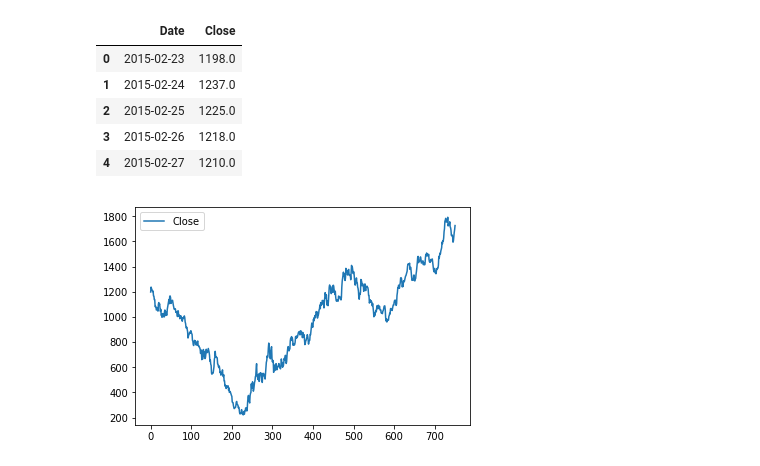
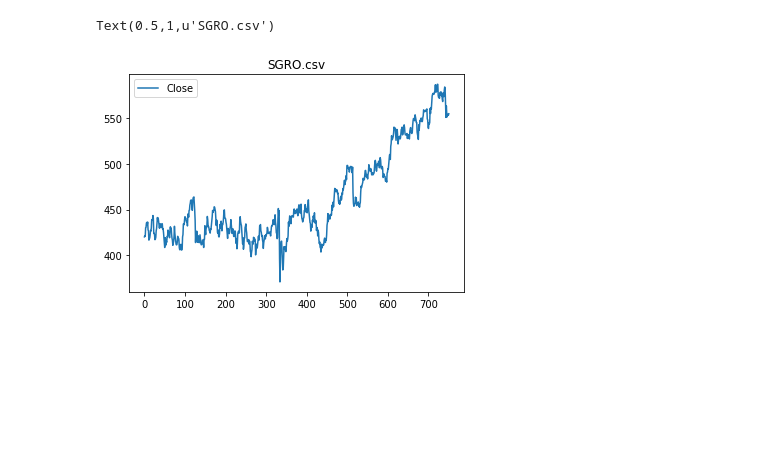
Before and after one commit to reubenng/compfinance, a Jupyter notebook: ftse3portfolio.ipynb, the cells around one changed output. Drawn from its saved outputs; the diff is of its cells as text; code cells hidden in the pictures; blank space fills up the shorter version.

```diff
--- a/ftse3portfolio.ipynb
+++ b/ftse3portfolio.ipynb
@@ -9,8 +9,12 @@ import os, random
 
 assets = [] # 3 random assets' expected return
 # read a random file
-# df1 = pd.read_csv('stock_dfs/'+random.choice(os.listdir("stock_dfs/")), usecols=['Date', 'Close'])
-df1 = pd.read_csv('stock_dfs/VOD.csv', usecols=['Date', 'Close'])
+rand_stocks = []
+rand_stock = random.choice(os.listdir("stock_dfs/"))
+rand_stocks.append(rand_stock)
+df1 = pd.read_csv('stock_dfs/'+rand_stock, usecols=['Date', 'Close'])
+# df1 = pd.read_csv('stock_dfs/RRS.csv', usecols=['Date', 'Close'])
 df1.plot()
+plt.title(rand_stock)
 # df1.head()
 # %% [output]
@@ -50,14 +38,13 @@ Name: Close, Length: 374, dtype: float64
 # %%
-df2 = pd.read_csv('stock_dfs/AAL.csv', usecols=['Date', 'Close'])
+rand_stock2 = random.choice(os.listdir("stock_dfs/"))
+rand_stocks.append(rand_stock2)
+df2 = pd.read_csv('stock_dfs/'+rand_stock2, usecols=['Date', 'Close'])
+# df2 = pd.read_csv('stock_dfs/III.csv', usecols=['Date', 'Close'])
 df2.plot()
-df2.head()
+plt.title(rand_stock2)
+# df2.head()
 # %% [output]
-|  | Date | Close |
-| 0 | 2015-02-23 | 1198.0 |
-| 1 | 2015-02-24 | 1237.0 |
-| 2 | 2015-02-25 | 1225.0 |
-| 3 | 2015-02-26 | 1218.0 |
-| 4 | 2015-02-27 | 1210.0 |
+Text(0.5,1,u'SGRO.csv')
-[figure, old version]
+[figure, new version]
 # %%
 returns2 = half_expected_return(df2, assets)
```
Also changed, not shown: parts of 13 cells of this notebook.
